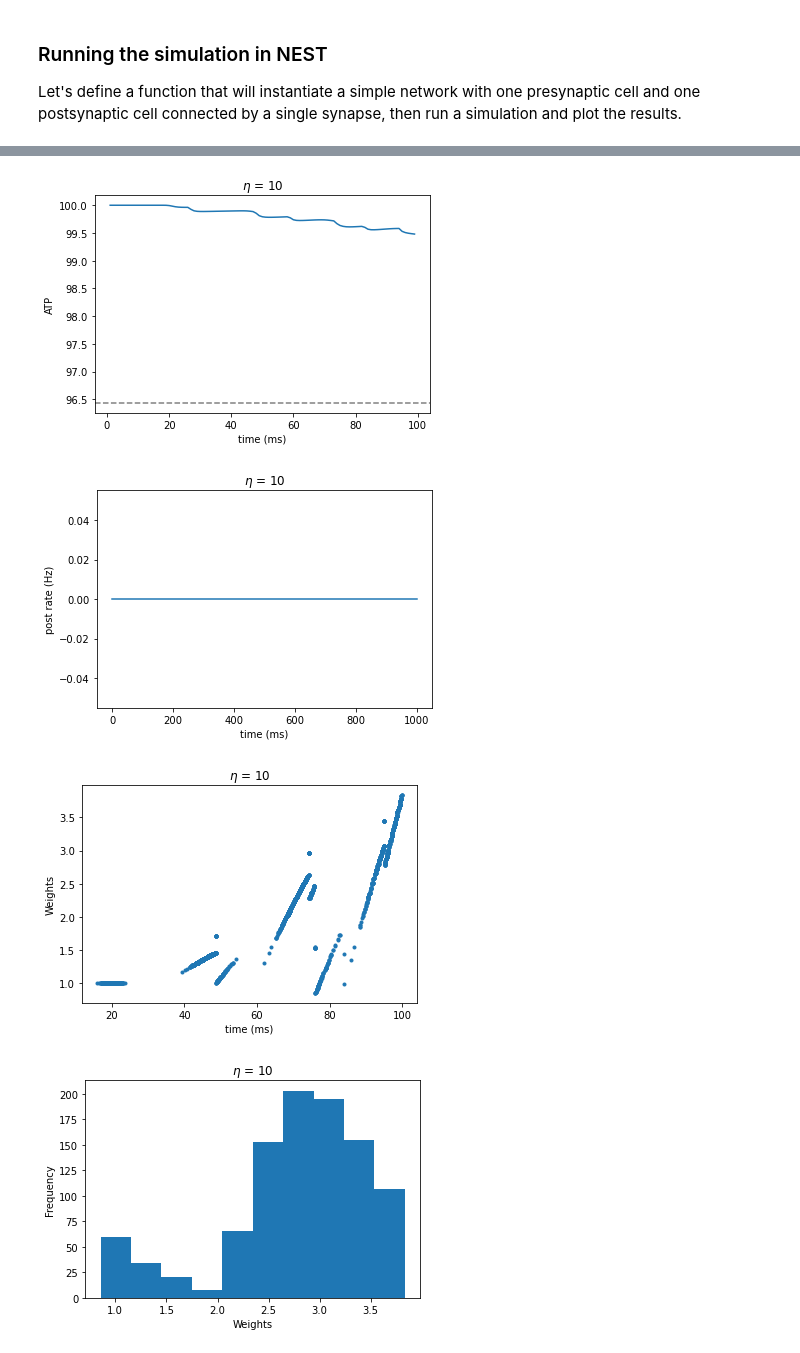
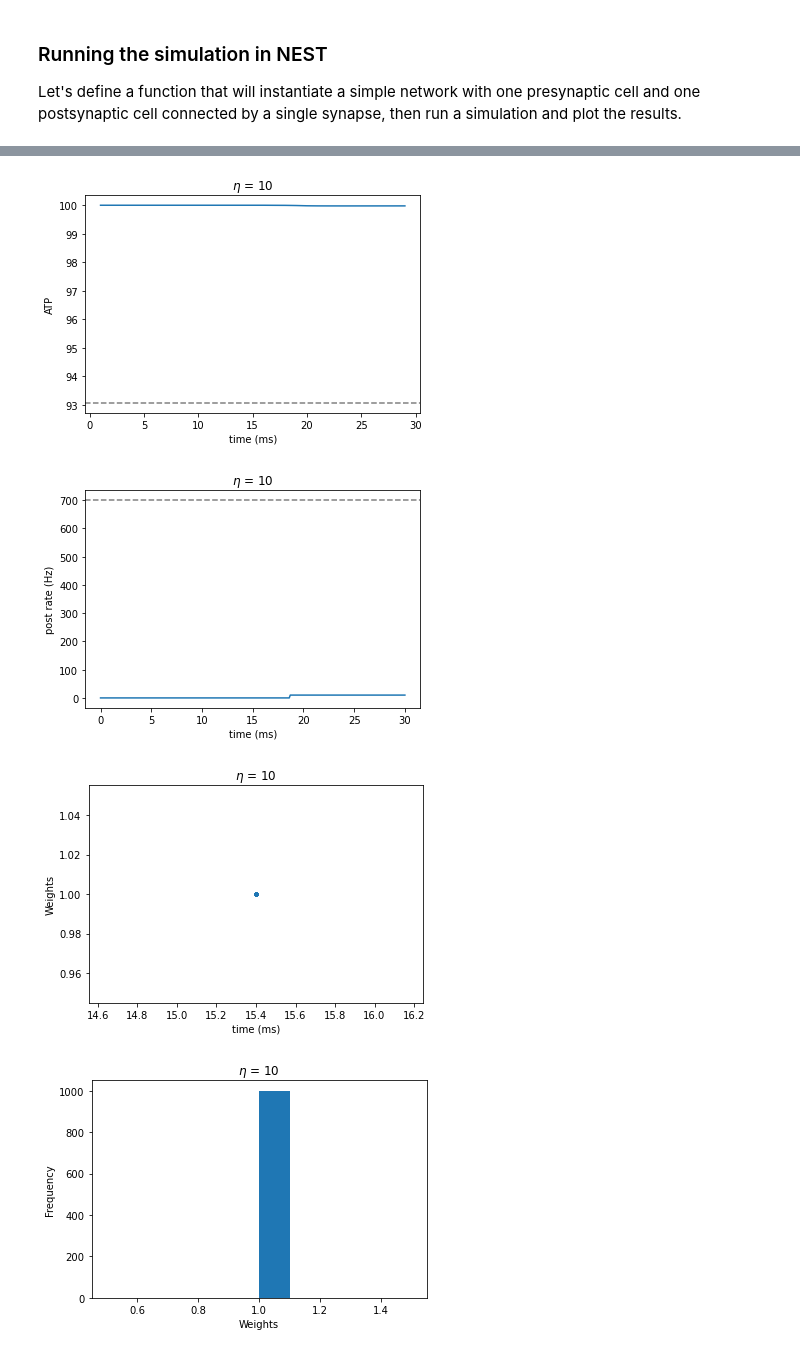
Before and after one commit to Wiss/nestml, a Jupyter notebook: ehp/three_factor_lr/ed_stdp_diff_eta_sensitivity.ipynb, the cells around one changed output, grey strips where cells are left out. Cells and saved outputs as stored; diff of their text form; code cells hidden in the pictures.

```diff
--- a/ehp/three_factor_lr/ed_stdp_diff_eta_sensitivity.ipynb
+++ b/ehp/three_factor_lr/ed_stdp_diff_eta_sensitivity.ipynb
@@ -162,9 +163,11 @@ def plots(sr_pre, sr_post, fr, mult, wr, eta, fin_weights, eq_energy_level):
 # %%
 def equall_dep_pot_energy_level(eta: float, alpha: float = 0.5, a_h: float = 100):
+    """gives A* that is achieve when depression and
+    potentiation has the same energy level"""
     if eta == 0:
         return 0
     else:
-        return np.log(alpha)/eta*a_h + a_h
+        return a_h*(np.log(alpha)/eta + 1)
 # %%
 def firing_rate(post_spike_times, simtime, step:float = 0.1, time_window: float = 30.):
     idx_from_time_window = int(time_window/step)
@@ -172,16 +175,15 @@ def firing_rate(post_spike_times, simtime, step:float = 0.1, time_window: float
                      stop=simtime + step/2,
                      step=step)  # array with times
     fr = np.zeros(len(times))  # array with times
+    cum_fr = np.zeros(len(times))  # array with times
     for spk in post_spike_times:
         idx_from_spk_time = int(spk/step)
         fr[idx_from_spk_time] += 1
-
     for idx in range(len(times)):
         if idx <= idx_from_time_window:
-            fr[idx] = sum(fr[0:idx])
+            cum_fr[idx] = np.sum(fr[0:idx])
         else:
-            fr[idx] = sum(fr[idx-idx_from_time_window:idx])
+            cum_fr[idx] = np.sum(fr[idx-idx_from_time_window:idx])
 
-    fr *= 1000 / time_window
-    print(fr)
-    return fr
+    cum_fr *= 1000. / time_window
+    return times, cum_fr
@@ -188,10 +215,12 @@ def firing_rate(post_spike_times, simtime, step:float = 0.1, time_window: float
 # %%
-sim_time = 100
+sim_time = 30
 eta = 10
 #n_pre_neurons = 2
-mean_current = 302
-std_current = 10
-alpha = 0.7
+mean_current = 280
+std_current = 0
+alpha = 0.5
+n_pre_neurons = 1000
+
 syn_spec = {"synapse_model": "ed_stdp0_nestml__with_edlif_psc_alpha_percent0_nestml",
            "alpha": alpha,
            "mu_minus": 0,
@@ -202,19 +231,30 @@ eq_energy_level = equall_dep_pot_energy_level(eta=eta,
                                               alpha=alpha,
                                               a_h=100)
 sr_pre, sr_post, mult, wr, fin_weights = experiment(
-                                       #n_pre_neurons=n_pre_neurons,
+                                       n_pre_neurons=n_pre_neurons,
                                        mean_current=mean_current,
                                        std_current=std_current,
                                        sim_time=sim_time,
                                        syn_spec=syn_spec)
 
-fr = firing_rate(post_spike_times=sr_post['times'], simtime=sim_time)
-
-print(fr)
+times, fr = firing_rate(post_spike_times=sr_post['times'], simtime=sim_time, time_window=100)
+e_post_fr_final = e_fr_final(w=fin_weights,
+                             spikes=sr_pre,
+                             simtime=sim_time,
+                             k=1,
+                             a_h=100,
+                             alpha=alpha,
+                             eta=eta,
+                             e_ap=8,
+                             mu=0.5,
+                             N=n_pre_neurons,
+                             max_w=100)
 
 plots(sr_pre=sr_pre,
       sr_post=sr_post,
       fr=fr,
+      exp_fr=e_post_fr_final,
+      times=times,
       mult=mult,
       wr=wr,
       eta=eta,
@@ -239,5 +277,5 @@ Oct 07 17:28:53 SimulationManager::run [Info]:
-[figure, old version]
+[figure, new version]
-[figure, old version]
+[figure, new version]
-[figure, old version]
+[figure, new version]
-[figure, old version]
+[figure, new version]
 # %%
```
Also changed, not shown: parts of 14 cells of this notebook, 1 other file.
